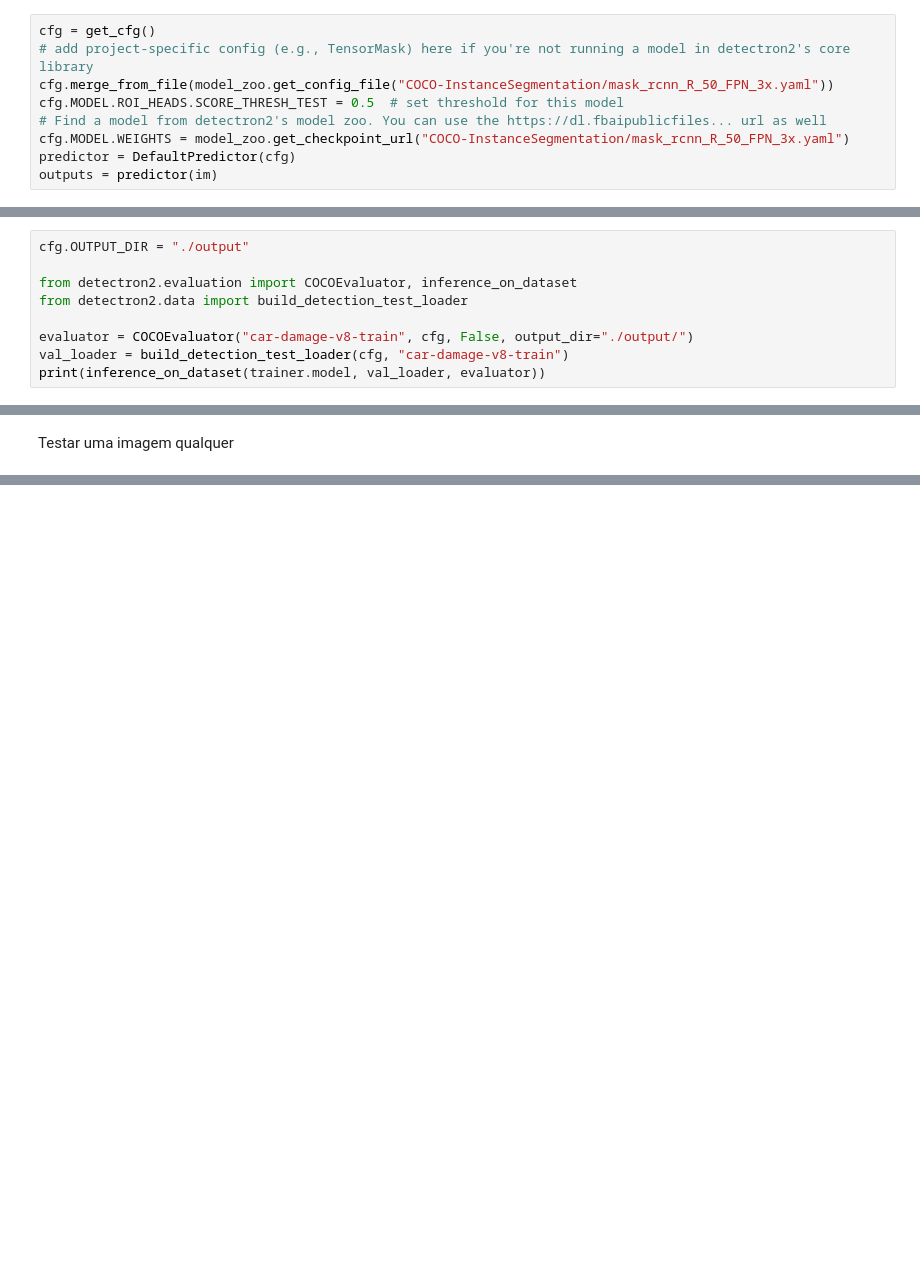
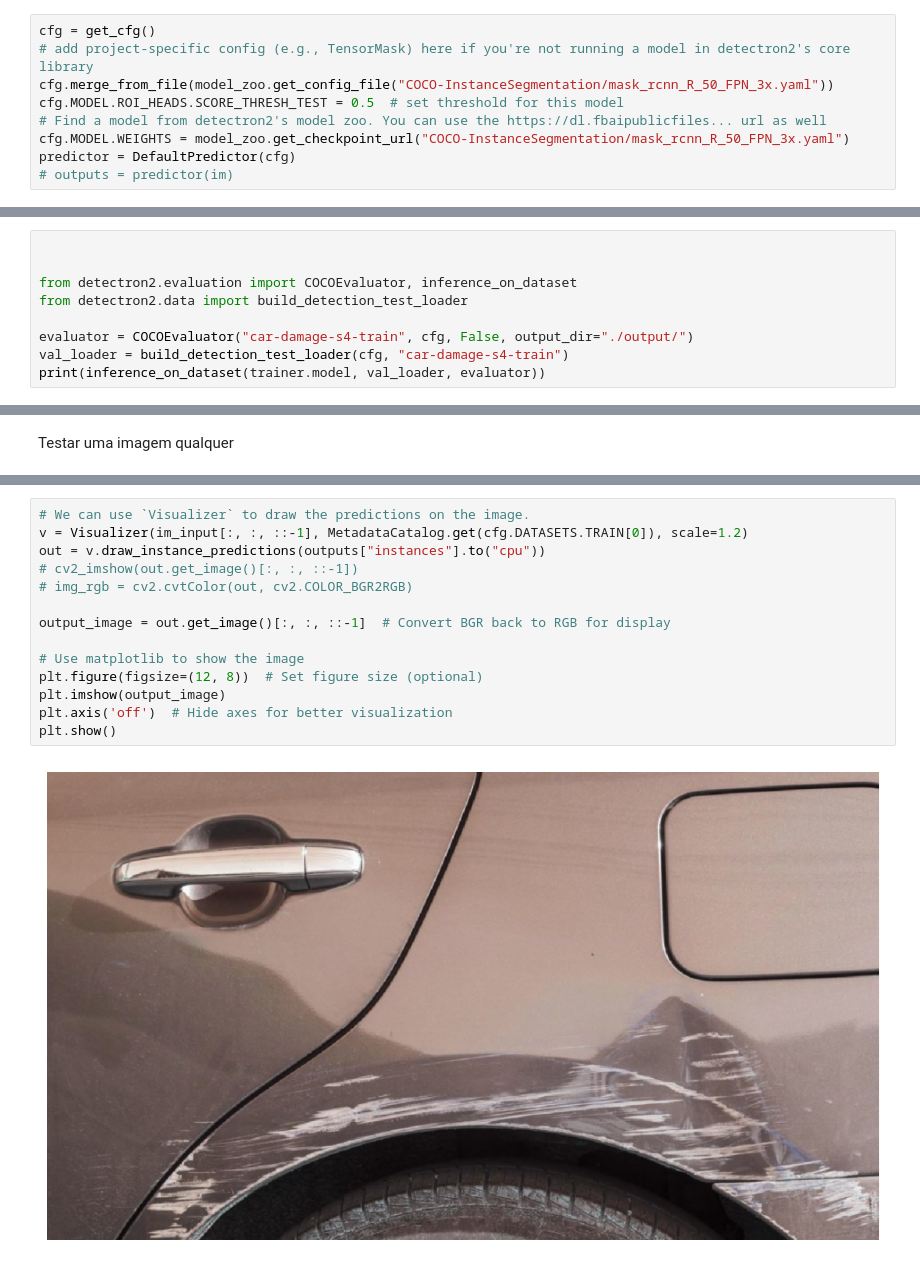
Before and after one commit to ricardofachini/visao-computacional, a Jupyter notebook: classificador.ipynb, the cells around one changed output, grey strips where cells are left out. Saved outputs shown, nothing was run; the diff lists cells and outputs as text; blank space fills up the shorter version.

```diff
--- a/classificador.ipynb
+++ b/classificador.ipynb
@@ -38,5 +25,5 @@ cfg.MODEL.ROI_HEADS.SCORE_THRESH_TEST = 0.5  # set threshold for this model
 # Find a model from detectron2's model zoo. You can use the https://dl.fbaipublicfiles... url as well
 cfg.MODEL.WEIGHTS = model_zoo.get_checkpoint_url("COCO-InstanceSegmentation/mask_rcnn_R_50_FPN_3x.yaml")
 predictor = DefaultPredictor(cfg)
-outputs = predictor(im)
+# outputs = predictor(im)
 # %% [output]
@@ -152,12 +119,12 @@ WARNING [12/07 23:51:05 d2.engine.defaults]: No evaluator found. Use `DefaultTra
 # %% [markdown]
 Evaluate
 # %%
-cfg.OUTPUT_DIR = "./output"
+
 
 from detectron2.evaluation import COCOEvaluator, inference_on_dataset
 from detectron2.data import build_detection_test_loader
 
-evaluator = COCOEvaluator("car-damage-v8-train", cfg, False, output_dir="./output/")
-val_loader = build_detection_test_loader(cfg, "car-damage-v8-train")
+evaluator = COCOEvaluator("car-damage-s4-train", cfg, False, output_dir="./output/")
+val_loader = build_detection_test_loader(cfg, "car-damage-s4-train")
 print(inference_on_dataset(trainer.model, val_loader, evaluator))
 # %% [output]
@@ -236,0 +206,16 @@ plt.show()
+# %%
+# We can use `Visualizer` to draw the predictions on the image.
+v = Visualizer(im_input[:, :, ::-1], MetadataCatalog.get(cfg.DATASETS.TRAIN[0]), scale=1.2)
+out = v.draw_instance_predictions(outputs["instances"].to("cpu"))
+# cv2_imshow(out.get_image()[:, :, ::-1])
+# img_rgb = cv2.cvtColor(out, cv2.COLOR_BGR2RGB)
+
+output_image = out.get_image()[:, :, ::-1]  # Convert BGR back to RGB for display
+
+# Use matplotlib to show the image
+plt.figure(figsize=(12, 8))  # Set figure size (optional)
+plt.imshow(output_image)
+plt.axis('off')  # Hide axes for better visualization
+plt.show()
+# %% [output]
+[figure, new version]
```
Also changed, not shown: parts of 12 cells of this notebook, 1 other file.
